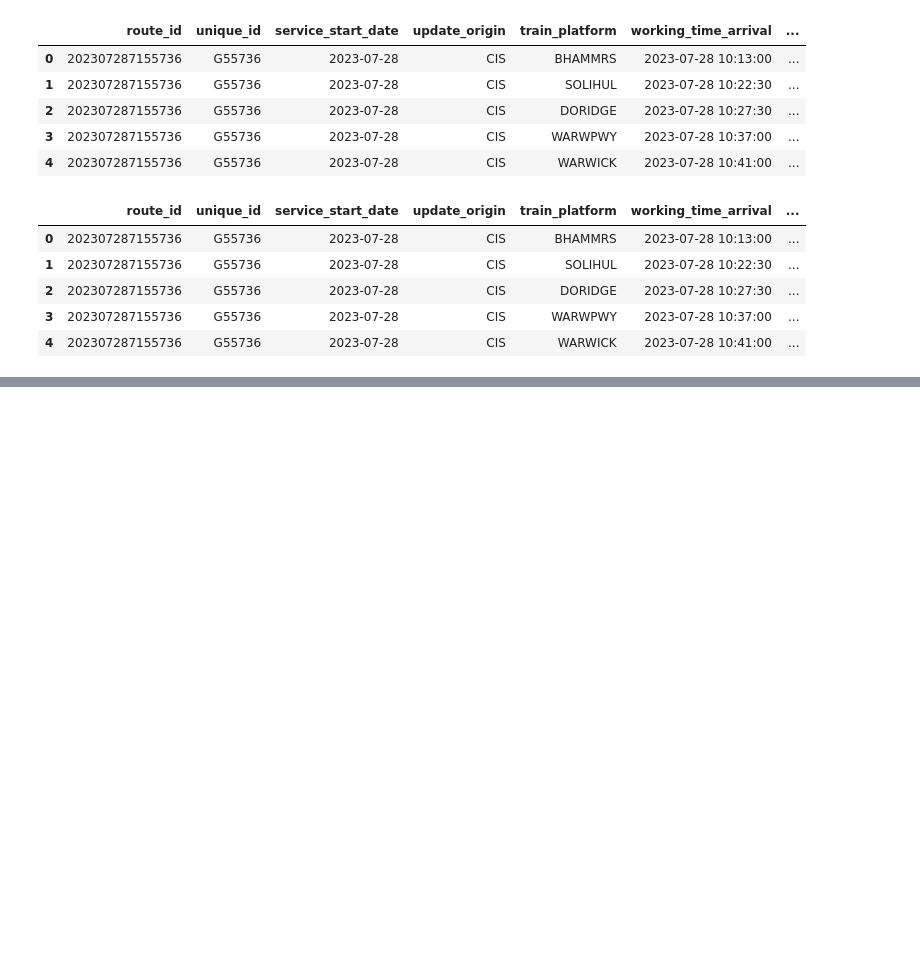
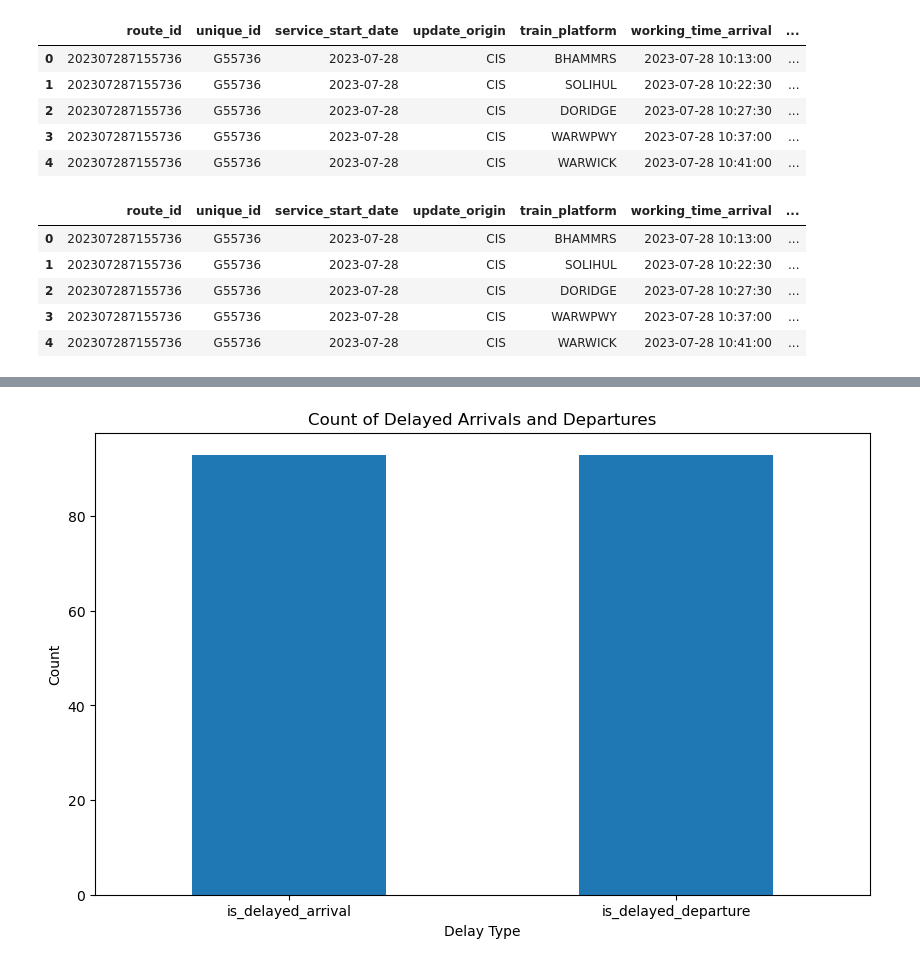
Before and after one commit to BrianLevesque/UK-National-Rail-Performance-Project, a Jupyter notebook: Final Capstone Project EDA.ipynb, the cells around one changed output, grey strips where cells are left out. Saved outputs shown, nothing was run; the diff lists cells and outputs as text; code cells hidden in the pictures; blank space fills up the shorter version.

```diff
--- a/Final Capstone Project EDA.ipynb
+++ b/Final Capstone Project EDA.ipynb
@@ -292,0 +334,13 @@ df_pd.to_csv('output_cleaned_data.csv', index = False)
+# %%
+# Bar chart for delay status
+delay_counts = pandas_df[['is_delayed_arrival', 'is_delayed_departure']].sum()
+
+plt.figure(figsize=(10, 6))
+delay_counts.plot(kind='bar')
+plt.title('Count of Delayed Arrivals and Departures')
+plt.xlabel('Delay Type')
+plt.ylabel('Count')
+plt.xticks(rotation=0)
+plt.show()
+# %% [output]
+[figure, added]
```
Also changed, not shown: parts of 14 cells of this notebook.
